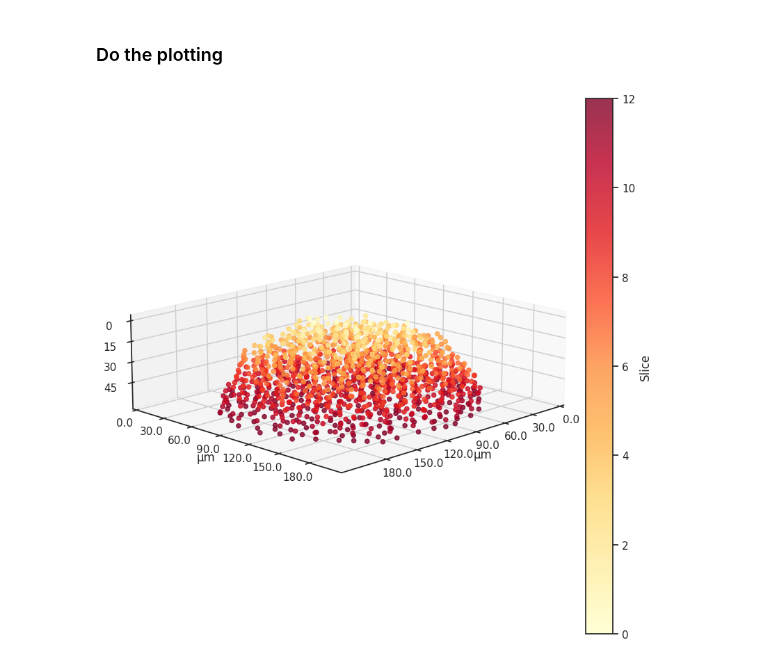
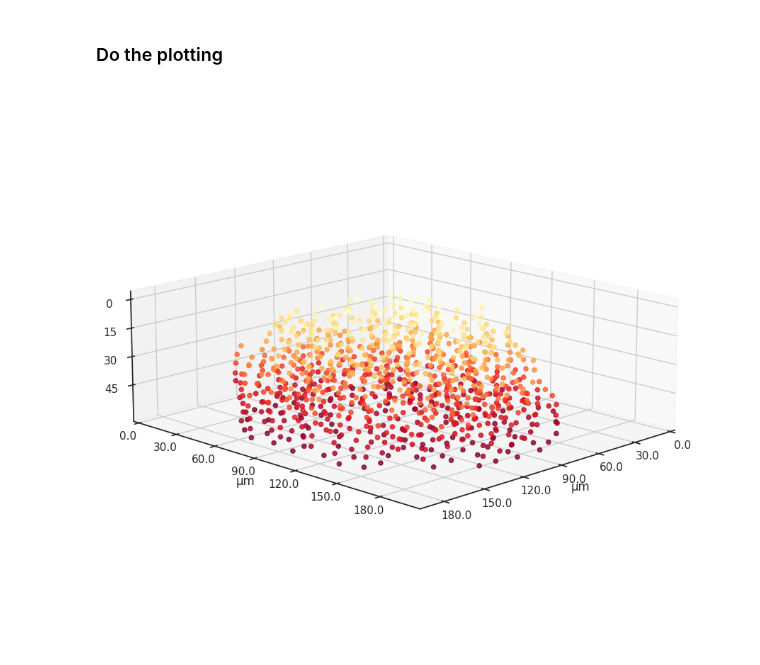
Before and after one commit to pharmbio/colopaint3D, a Jupyter notebook: spher_colo52_v1/3_Figure2/CellDetectionSanityCheck/3_Plot_Spheroids.ipynb, the cells around one changed output. Drawn from its saved outputs; the diff is of its cells as text; code cells hidden in the pictures.

Commit message:
update difference plots

```diff
--- a/spher_colo52_v1/3_Figure2/CellDetectionSanityCheck/3_Plot_Spheroids.ipynb
+++ b/spher_colo52_v1/3_Figure2/CellDetectionSanityCheck/3_Plot_Spheroids.ipynb
@@ -21,16 +21,22 @@ print(os.getcwd())
 # %%
-# Pick an example well HCT116 #TODO: double-check the example images
-cell_line = 'HCT116'
-well = 'H11'
-barcode = 'PB000140'
+# # Pick an example well HCT116 #TODO: double-check the example images
+# cell_line = 'HCT116'
+# well = 'D12'
+# barcode = 'PB000137'
 
 # Pick an example well HT29
-# cell_line = 'HT29'
-# well = 'K11'
-# barcode = 'PB000142'
+cell_line = 'HT29'
+well = 'K11'
+barcode = 'PB000142'
 # %%
-file = ('1_Data/FeaturesImages_100125_none/SingleCell/{}.parquet').format(cell_line)
+file = ('1_Data/FeaturesImages_150125_none/SingleCell/{}.parquet').format(cell_line)
 df = pd.read_parquet(file) # Go for one spheroid at first
+# %%
+# Save the data
+ImagesOut = '3_Figure2/CellDetectionSanityCheck/result-images/'
+
+if not os.path.exists(ImagesOut):
+        os.makedirs(ImagesOut)
 # %%
 # Set up the plotting parameters
 plt.rcParams['pdf.fonttype'] = 42
@@ -61,34 +67,36 @@ ax.set_zlabel("µm")
 
 # cm = plt.cm.get_cmap('YlOrRd')
 scatter_plot = ax.scatter3D(x, y, z, c=dfSingleSpheroid['Metadata_Site'],  cmap='YlOrRd', s=20, alpha=0.8)
-plt.colorbar(scatter_plot, label='Slice')
+# plt.colorbar(scatter_plot, label='Slice')
 
 
 zticks = ticker.FuncFormatter(lambda x, pos: '{0:g}'.format(x*z_res))
 ax.zaxis.set_major_formatter(zticks)
 
 ax.invert_zaxis()
 
 xticks = ticker.FuncFormatter(lambda x, pos: '{0:.1f}'.format(x*x_res))
 ax.xaxis.set_major_formatter(xticks)
 
 yticks = ticker.FuncFormatter(lambda x, pos: '{0:.1f}'.format(x*y_res))
 ax.yaxis.set_major_formatter(yticks)
 
 m = max(y*x_res)
 
 plt.xticks(np.arange(0, m, 30)/x_res)
 plt.yticks(np.arange(0, m, 30)/y_res)
 ax.set_zticks(np.arange(0, max(z*z_res), 15)/z_res)
 ax.set_box_aspect((np.ptp(x*x_res), np.ptp(y*x_res), np.ptp(z*z_res)))
 
+
+
 # Set initial view angle
 ax.view_init(elev=15, azim=45)
 
 fig.savefig(
-        "Detected_Cells_Spheroid_{}_{}_{}.{}".format(cell_line,well,barcode,figformat), dpi=dpi, bbox_inches="tight"
+        "{}Detected_Cells_Spheroid_{}_{}_{}.{}".format(ImagesOut,cell_line,well,barcode,figformat), dpi=dpi, bbox_inches="tight"
         )
 
 plt.show()
 # %% [output]
-[figure, old version]
+[figure, new version]
```
Also changed, not shown: parts of 1 cell of this notebook, 2 other files.
